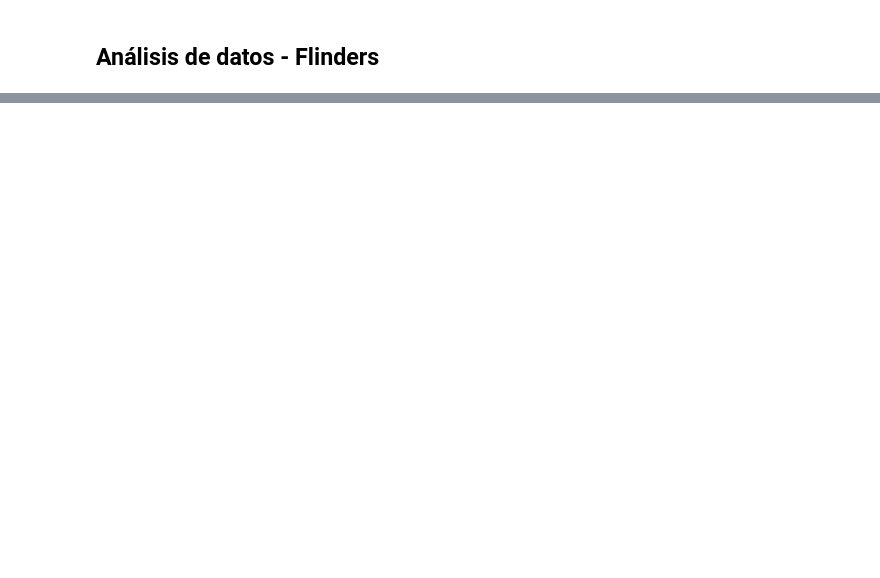
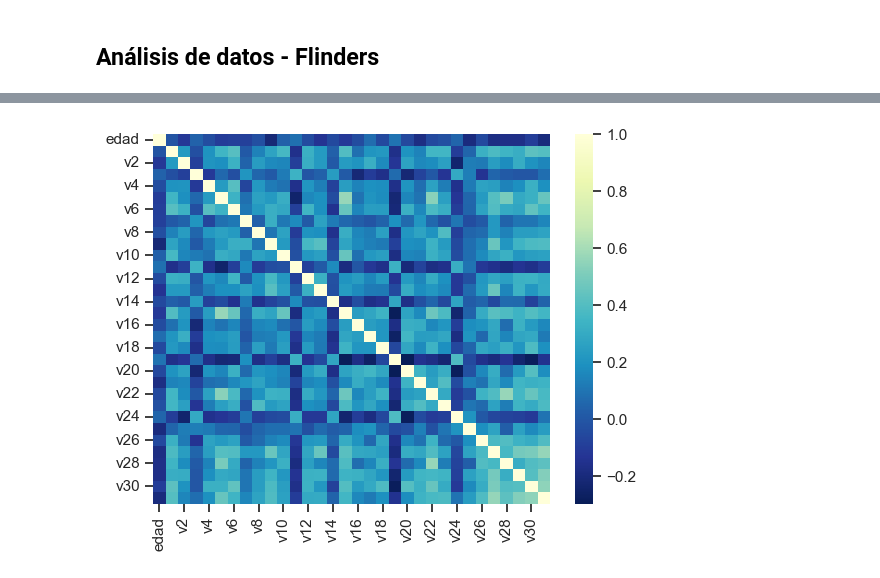
Before and after one commit to charliebrown007/05-Case_Analysis, a Jupyter notebook: 5. FLINDERS/Análisis FLINDERS.ipynb, the cells around one changed output, grey strips where cells are left out. Cells and saved outputs as stored; diff of their text form; code cells hidden in the pictures; blank space fills up the shorter version.

```diff
--- a/5. FLINDERS/Análisis FLINDERS.ipynb
+++ b/5. FLINDERS/Análisis FLINDERS.ipynb
@@ -66,0 +229,4 @@ memory usage: 56.2 KB
+# %%
+plt = sns.heatmap(matrix, annot = False, cmap = 'YlGnBu_r')
+# %% [output]
+[figure, added]
```
Also changed, not shown: parts of 38 cells of this notebook, 1 other file.
